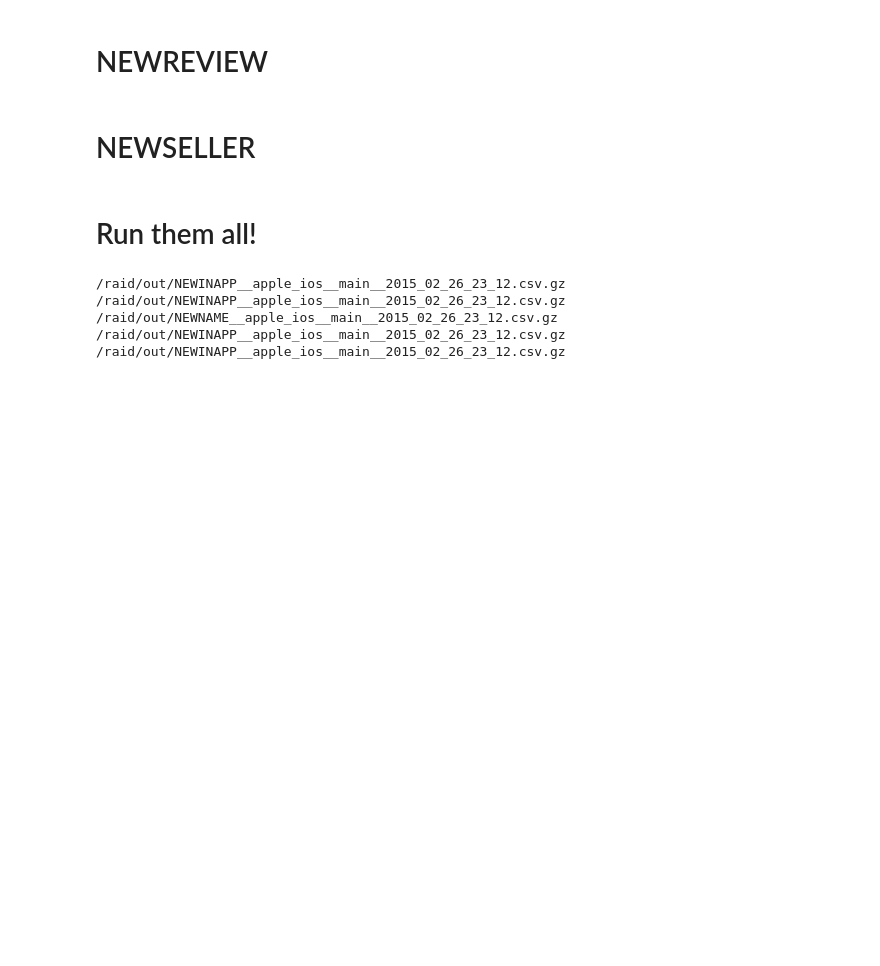
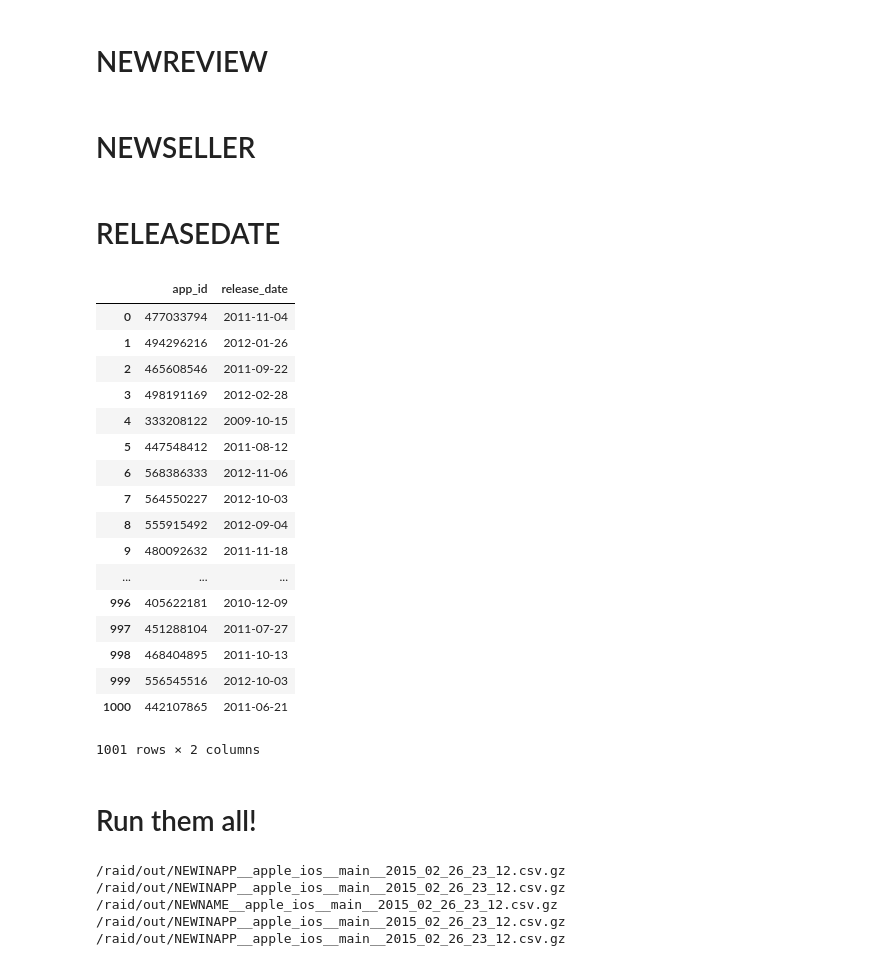
Before and after one commit to kushagrasharma/data_requests, a Jupyter notebook: main/Apple Data Request.ipynb, the cells around one changed output. Saved outputs shown, nothing was run; the diff lists cells and outputs as text; code cells hidden in the pictures; blank space fills up the shorter version.

```diff
--- a/main/Apple Data Request.ipynb
+++ b/main/Apple Data Request.ipynb
@@ -1135,6 +1150,52 @@ df_debug = None
 if DEBUG:
     df_debug = read_csv(NEWSELLER(RAW_FILE,OUT_BASE,COMPRESS_LEVEL),compression='gzip',header=0)
 df_debug
+# %% [markdown]
+# RELEASEDATE
+# %%
+@require(iter_json_gzip,'ujson','datetime','re','gzip','csv')
+def RELEASEDATE(file_in,out_base,compress=1):
+    headers = ['app_id', 'release_date'] # list of column names
+    out_filename = out_base.format('RELEASEDATE')
+    running = {}
+    with gzip.open(out_filename,'wt',compress) as out_file:
+        csv_writer = csv.writer(out_file)
+        csv_writer.writerow(headers)
+        for json in iter_json_gzip(file_in):
+            # get some attribute, cast to strting if need be
+            # what you're "remebering" can also be a tuple (not list, they're not hashable)
+            release_date = json.get('releaseDate','')
+            if isinstance(release_date,str):
+                # double check that it's a valid field, non empty and not seen, etc.
+                if (not running.get(json['app_id'],'')) and len(release_date)>0:
+                    # SOME CODE HERE
+                    obs = [json['app_id'], release_date]
+                    csv_writer.writerow(obs)
+    return out_filename
+# %%
+df_debug = None
+if DEBUG:
+    df_debug = read_csv(RELEASEDATE(RAW_FILE,OUT_BASE,COMPRESS_LEVEL),compression='gzip',header=0)
+df_debug
+# %% [output]
+|  | app_id | release_date |
+| 0 | 477033794 | 2011-11-04 |
+| 1 | 494296216 | 2012-01-26 |
+| 2 | 465608546 | 2011-09-22 |
+| 3 | 498191169 | 2012-02-28 |
+| 4 | 333208122 | 2009-10-15 |
+| 5 | 447548412 | 2011-08-12 |
+| 6 | 568386333 | 2012-11-06 |
+| 7 | 564550227 | 2012-10-03 |
+| 8 | 555915492 | 2012-09-04 |
+| 9 | 480092632 | 2011-11-18 |
+| ... | ... | ... |
+| 996 | 405622181 | 2010-12-09 |
+| 997 | 451288104 | 2011-07-27 |
+| 998 | 468404895 | 2011-10-13 |
+| 999 | 556545516 | 2012-10-03 |
+| 1000 | 442107865 | 2011-06-21 |
+1001 rows × 2 columns
 # %% [markdown]
 # Run them all!
 # %%
```
Also changed, not shown: parts of 8 cells of this notebook.
